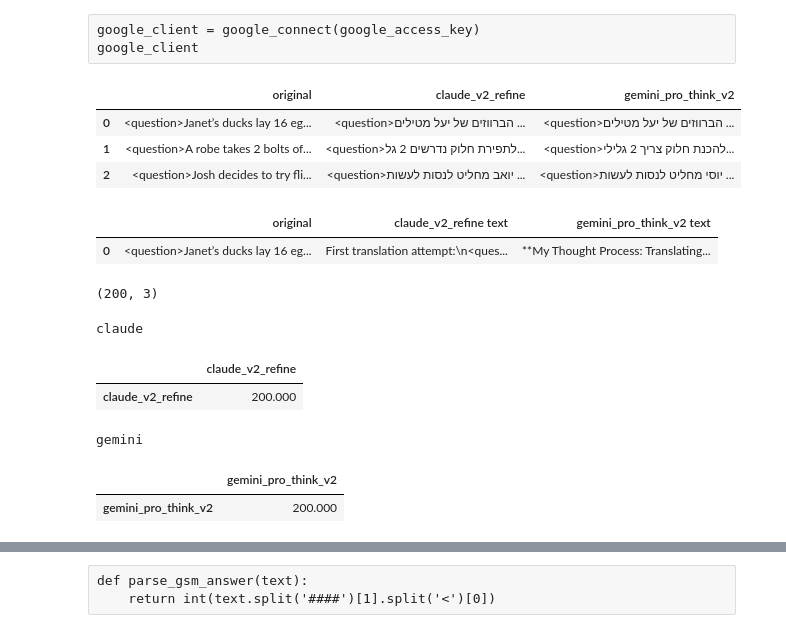
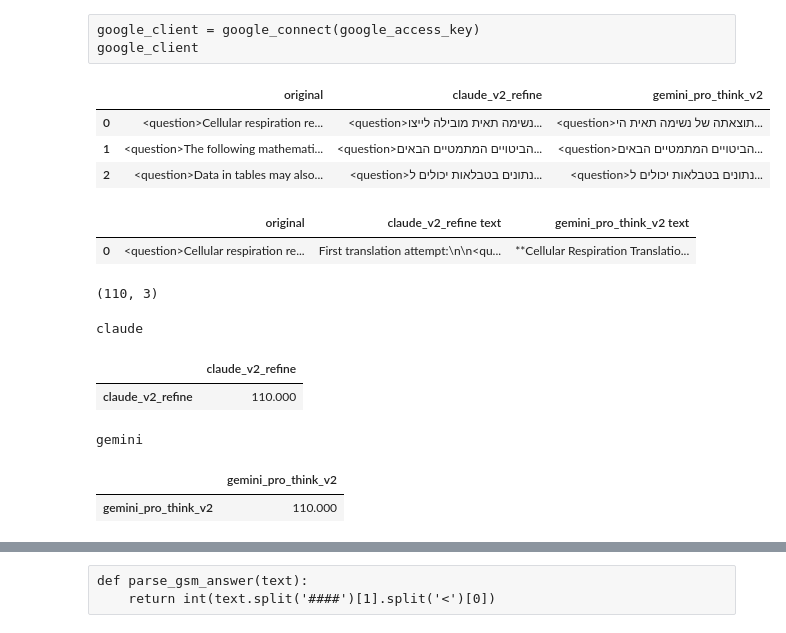
Before and after one commit to sarelWeinberger/qwen-hebrew-finetuning, a Jupyter notebook: translation/compare_translations.ipynb, the cells around one changed output, grey strips where cells are left out. Drawn from its saved outputs; the diff is of its cells as text; code cells hidden in the pictures.

```diff
--- a/translation/compare_translations.ipynb
+++ b/translation/compare_translations.ipynb
@@ -21,22 +21,22 @@ def parse_query(text):
     return {key: value.strip() for key, value in matches}
 # %%
 # file_name = 'compare_csv/arc_ai2_chall_train_top_50.csv'
-file_name = 'compare_csv/gsm8k_main_test_top_200.csv'
+file_name = 'compare_csv/arc_ai2_chall_train_91_200_for_comparison.csv'
 df = pd.read_csv(file_name)
 text_df = pd.read_csv(file_name[:-4] + '-text.csv')
 display(df.head(3))
 display(text_df.head(1))
 # %% [output]
 |  | original | claude_v2_refine | gemini_pro_think_v2 |
-| 0 | <question>Janet’s ducks lay 16 eg... | <question>הברווזים של יעל מטילים ... | <question>הברווזים של יעל מטילים ... |
-| 1 | <question>A robe takes 2 bolts of... | <question>לתפירת חלוק נדרשים 2 גל... | <question>להכנת חלוק צריך 2 גלילי... |
-| 2 | <question>Josh decides to try fli... | <question>יואב מחליט לנסות לעשות ... | <question>יוסי מחליט לנסות לעשות ... |
+| 0 | <question>Cellular respiration re... | <question>נשימה תאית מובילה לייצו... | <question>תוצאתה של נשימה תאית הי... |
+| 1 | <question>The following mathemati... | <question>הביטויים המתמטיים הבאים... | <question>הביטויים המתמטיים הבאים... |
+| 2 | <question>Data in tables may also... | <question>נתונים בטבלאות יכולים ל... | <question>נתונים בטבלאות יכולים ל... |
 |  | original | claude_v2_refine text | gemini_pro_think_v2 text |
-| 0 | <question>Janet’s ducks lay 16 eg... | First translation attempt:\n<ques... | **My Thought Process: Translating... |
+| 0 | <question>Cellular respiration re... | First translation attempt:\n\n<qu... | **Cellular Respiration Translatio... |
 # %%
 df.shape
 # %% [output]
-(200, 3)
+(110, 3)
 # %%
 def color_gradient(val):
     val = val / 50
@@ -66,10 +66,10 @@ for sub in ['claude', 'gemini']:
 # %% [output]
 claude
 |  | claude_v2_refine |
-| claude_v2_refine | 200.000 |
+| claude_v2_refine | 110.000 |
 gemini
 |  | gemini_pro_think_v2 |
-| gemini_pro_think_v2 | 200.000 |
+| gemini_pro_think_v2 | 110.000 |
 # %%
 from nltk.translate.meteor_score import meteor_score as meteor_score_func
 import nltk
```
Also changed, not shown: parts of 8 cells of this notebook, 4 other files.
